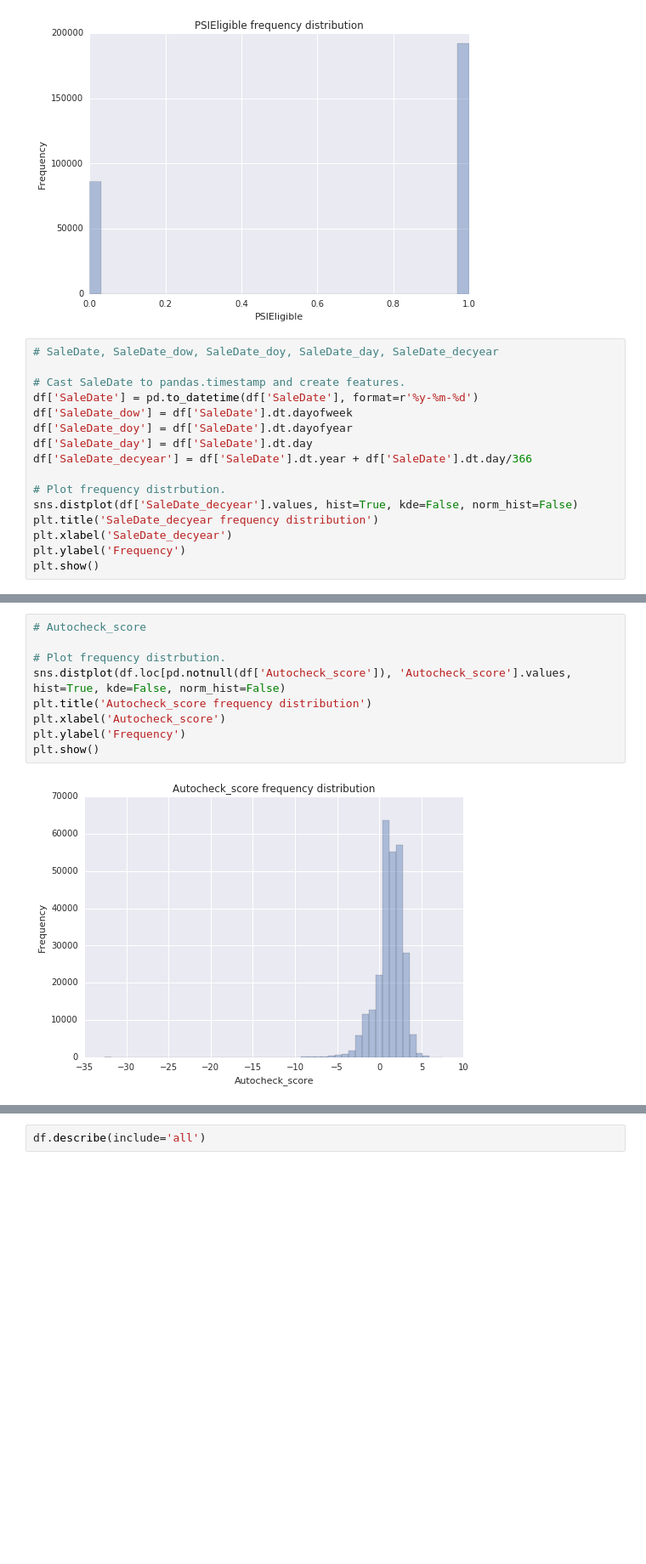
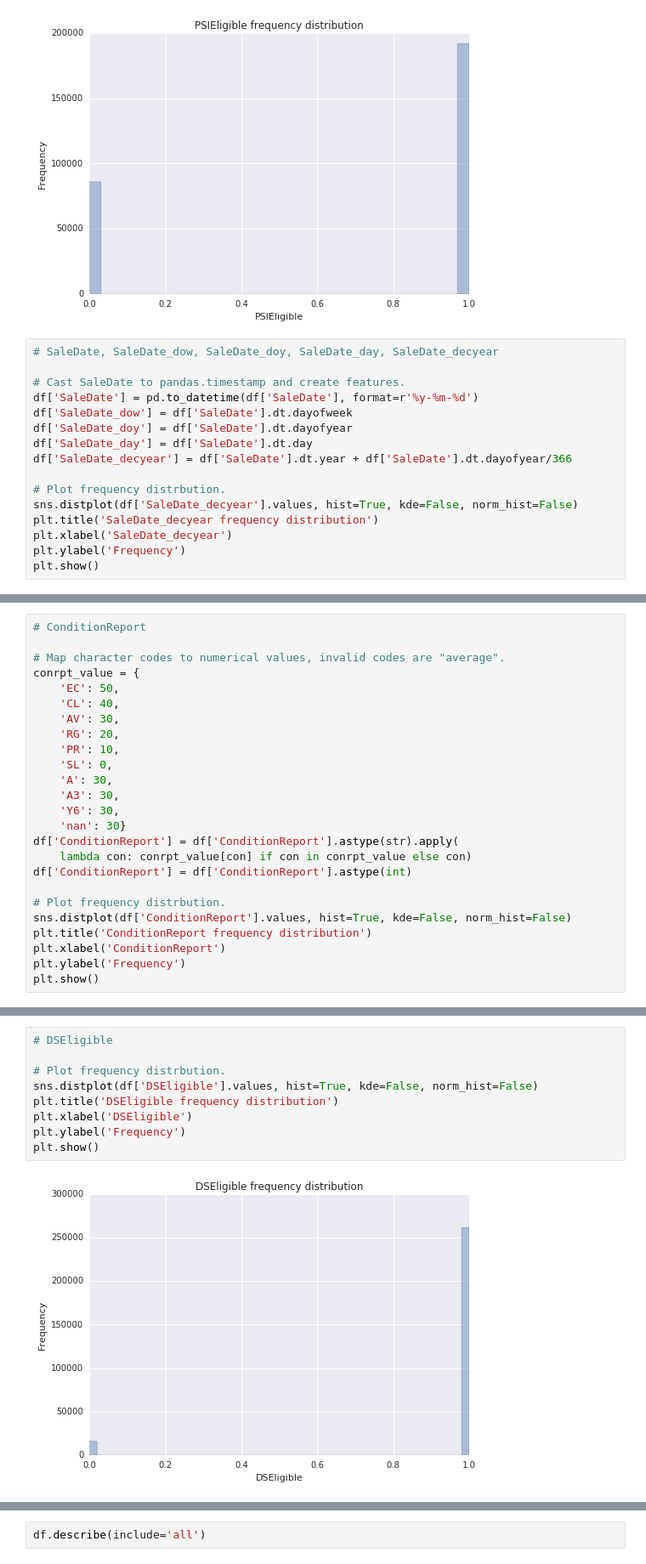
Before and after one commit to stharrold/demo, a Jupyter notebook: demo/app_predict/examples/example_app_predict_dev.ipynb, the cells around one changed output, grey strips where cells are left out. Shown at 85% size. Drawn from its saved outputs; the diff is of its cells as text; blank space fills up the shorter version.

```diff
--- a/demo/app_predict/examples/example_app_predict_dev.ipynb
+++ b/demo/app_predict/examples/example_app_predict_dev.ipynb
@@ -436,7 +436,7 @@ df['SaleDate'] = pd.to_datetime(df['SaleDate'], format=r'%y-%m-%d')
 df['SaleDate_dow'] = df['SaleDate'].dt.dayofweek
 df['SaleDate_doy'] = df['SaleDate'].dt.dayofyear
 df['SaleDate_day'] = df['SaleDate'].dt.day
-df['SaleDate_decyear'] = df['SaleDate'].dt.year + df['SaleDate'].dt.day/366
+df['SaleDate_decyear'] = df['SaleDate'].dt.year + df['SaleDate'].dt.dayofyear/366
 
 # Plot frequency distrbution.
 sns.distplot(df['SaleDate_decyear'].values, hist=True, kde=False, norm_hist=False)
@@ -448,0 +464,25 @@ plt.show()
+# %%
+# ConditionReport
+
+# Map character codes to numerical values, invalid codes are "average".
+conrpt_value = {
+    'EC': 50,
+    'CL': 40,
+    'AV': 30,
+    'RG': 20,
+    'PR': 10,
+    'SL': 0,
+    'A': 30,
+    'A3': 30,
+    'Y6': 30,
+    'nan': 30}
+df['ConditionReport'] = df['ConditionReport'].astype(str).apply(
+    lambda con: conrpt_value[con] if con in conrpt_value else con)
+df['ConditionReport'] = df['ConditionReport'].astype(int)
+
+# Plot frequency distrbution.
+sns.distplot(df['ConditionReport'].values, hist=True, kde=False, norm_hist=False)
+plt.title('ConditionReport frequency distribution')
+plt.xlabel('ConditionReport')
+plt.ylabel('Frequency')
+plt.show()
@@ -449,11 +491,11 @@ plt.show()
 # %%
-# Autocheck_score
+# DSEligible
 
 # Plot frequency distrbution.
-sns.distplot(df.loc[pd.notnull(df['Autocheck_score']), 'Autocheck_score'].values, hist=True, kde=False, norm_hist=False)
-plt.title('Autocheck_score frequency distribution')
-plt.xlabel('Autocheck_score')
+sns.distplot(df['DSEligible'].values, hist=True, kde=False, norm_hist=False)
+plt.title('DSEligible frequency distribution')
+plt.xlabel('DSEligible')
 plt.ylabel('Frequency')
 plt.show()
 # %% [output]
-[figure, old version]
+[figure, new version]
```
Also changed, not shown: parts of 25 cells of this notebook.
